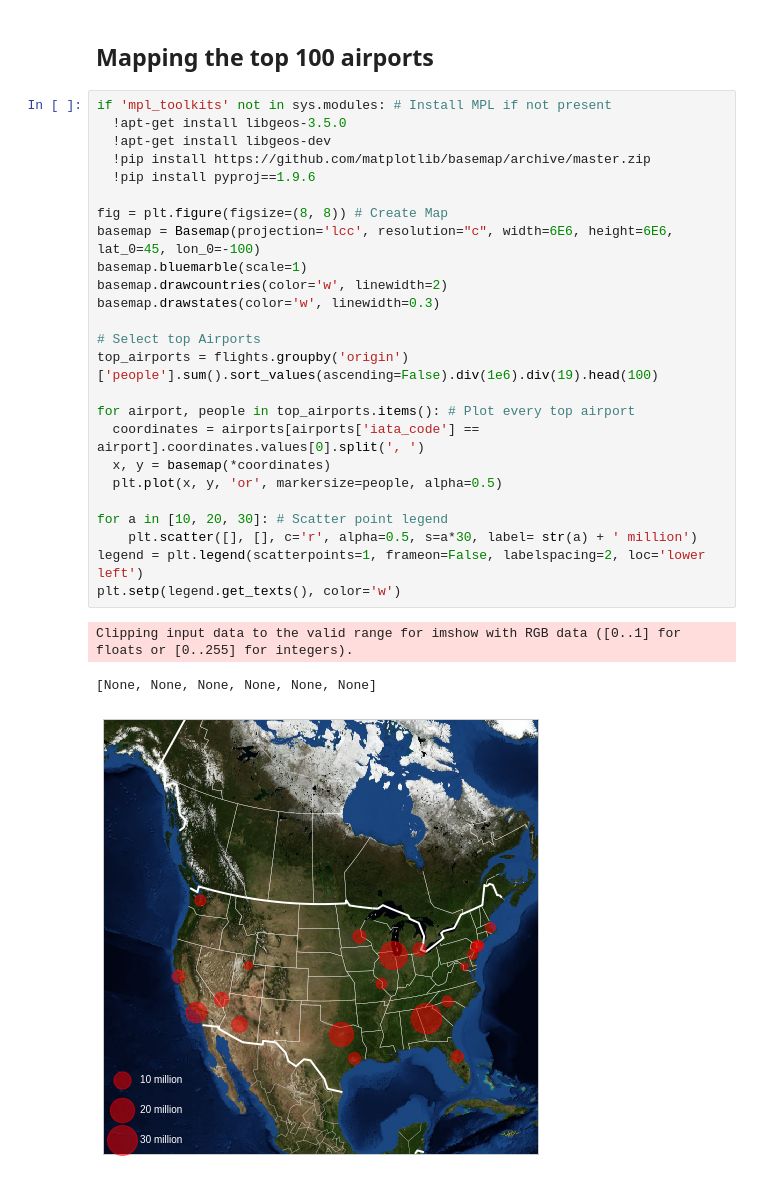
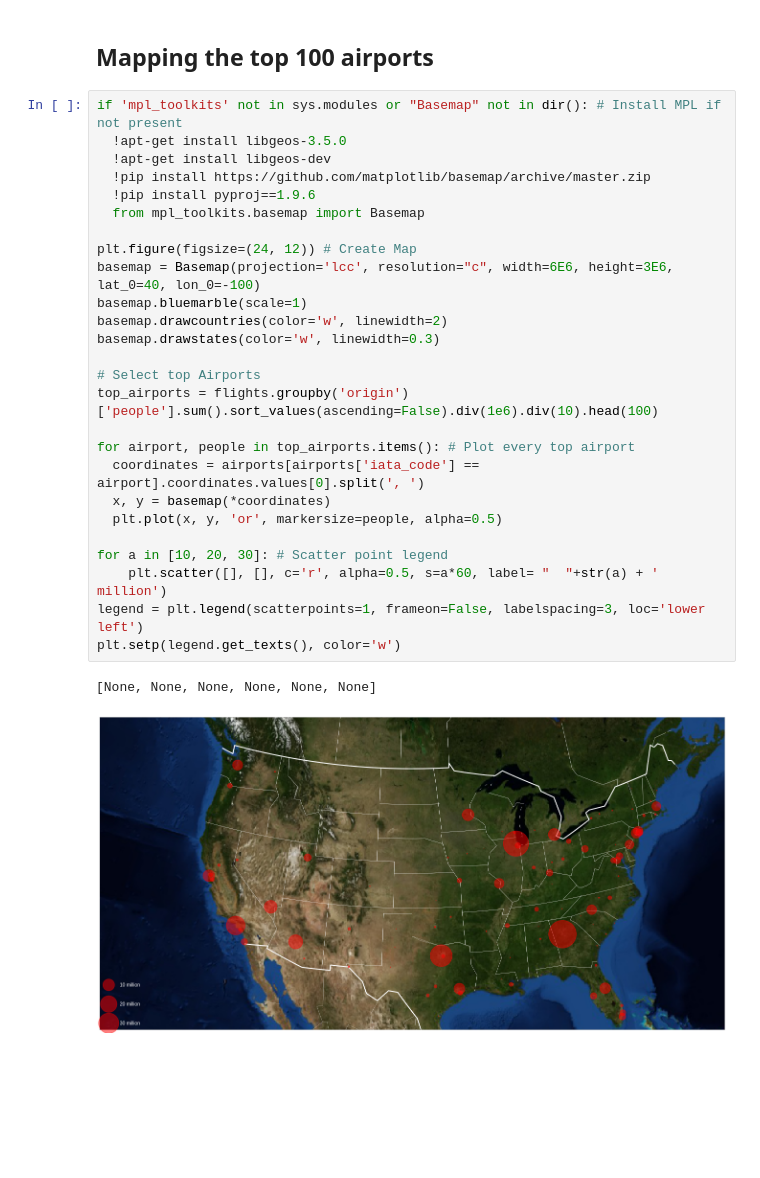
Before and after one commit to arnaudsm/US-Flights-Visualisation, a Jupyter notebook: US_Domestic_Flights.ipynb, the cells around one changed output. Saved outputs shown, nothing was run; the diff lists cells and outputs as text; blank space fills up the shorter version.

```diff
--- a/US_Domestic_Flights.ipynb
+++ b/US_Domestic_Flights.ipynb
@@ -108,31 +169,31 @@ Text(0.4, 0.95, '9/11 attacks')
 # %% [markdown]
 ## Mapping the top 100 airports
 # %%
-if 'mpl_toolkits' not in sys.modules: # Install MPL if not present
+if 'mpl_toolkits' not in sys.modules or "Basemap" not in dir(): # Install MPL if not present
   !apt-get install libgeos-3.5.0
   !apt-get install libgeos-dev
   !pip install https://github.com/matplotlib/basemap/archive/master.zip
   !pip install pyproj==1.9.6
+  from mpl_toolkits.basemap import Basemap
 
-fig = plt.figure(figsize=(8, 8)) # Create Map
-basemap = Basemap(projection='lcc', resolution="c", width=6E6, height=6E6, lat_0=45, lon_0=-100)
+plt.figure(figsize=(24, 12)) # Create Map
+basemap = Basemap(projection='lcc', resolution="c", width=6E6, height=3E6, lat_0=40, lon_0=-100)
 basemap.bluemarble(scale=1)
 basemap.drawcountries(color='w', linewidth=2)
 basemap.drawstates(color='w', linewidth=0.3)
 
 # Select top Airports
-top_airports = flights.groupby('origin')['people'].sum().sort_values(ascending=False).div(1e6).div(19).head(100)
+top_airports = flights.groupby('origin')['people'].sum().sort_values(ascending=False).div(1e6).div(10).head(100)
 
 for airport, people in top_airports.items(): # Plot every top airport
   coordinates = airports[airports['iata_code'] == airport].coordinates.values[0].split(', ')
   x, y = basemap(*coordinates)
   plt.plot(x, y, 'or', markersize=people, alpha=0.5)
 
 for a in [10, 20, 30]: # Scatter point legend
-    plt.scatter([], [], c='r', alpha=0.5, s=a*30, label= str(a) + ' million')
-legend = plt.legend(scatterpoints=1, frameon=False, labelspacing=2, loc='lower left')
+    plt.scatter([], [], c='r', alpha=0.5, s=a*60, label= "  "+str(a) + ' million')
+legend = plt.legend(scatterpoints=1, frameon=False, labelspacing=3, loc='lower left')
 plt.setp(legend.get_texts(), color='w')
 # %% [output]
-Clipping input data to the valid range for imshow with RGB data ([0..1] for floats or [0..255] for integers).
+[None, None, None, None, None, None]
-[None, None, None, None, None, None]
-[figure, old version]
+[figure, new version]
```
Also changed, not shown: parts of 14 cells of this notebook, 2 other files.
